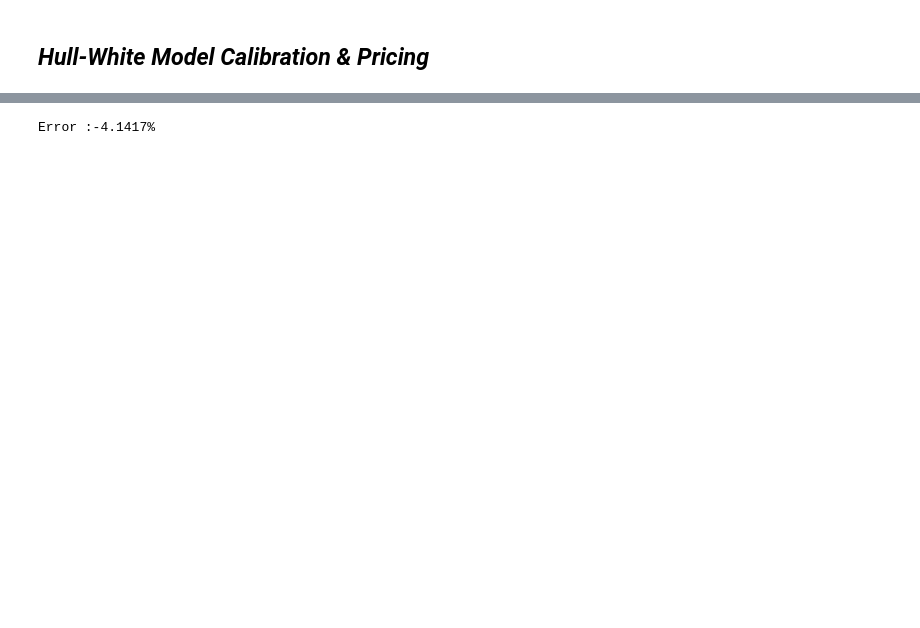
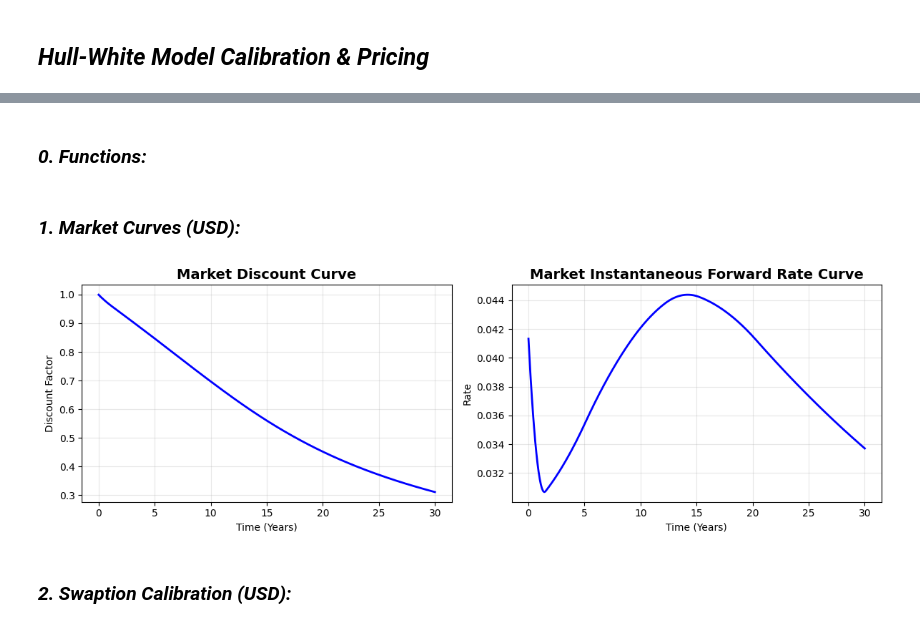
Before and after one commit to MarchesiQuant/Hull-White-Pricer, a Jupyter notebook: example.ipynb, the cells around one changed output, grey strips where cells are left out. Saved outputs shown, nothing was run; the diff lists cells and outputs as text; code cells hidden in the pictures; blank space fills up the shorter version.

```diff
--- a/example.ipynb
+++ b/example.ipynb
@@ -388,21 +2,0 @@ Swaption 10y x 10y difference: -0.5604%
-# %%
-# Start and end dates
-val_date = ql.Date(31, 3, 2025)
-start_date = ql.Date(17, 7, 2030)
-end_date = ql.Date(17, 7, 2040)
-day_count = ql.Thirty360(ql.Thirty360.USA)
-
-# Payment dates (first not included)
-schedule = ql.Schedule(start_date, end_date, ql.Period(ql.Semiannual), ql.TARGET(), ql.Following, ql.Following, ql.DateGeneration.Forward, False)
-Tau = [day_count.yearFraction(val_date, d) for d in schedule if d > val_date]
-
-# Strike, notional
-K = 0.0438; N = 25_000_000; eurusd = 1.0817
-
-# Pricing
-mtm = 2_684_698 # EUR
-straddle = (pricer.swaption(Tau, N, K, payer = True) + pricer.swaption(Tau, N, K, payer = False))/eurusd
-dif = straddle/mtm - 1
-print(f"Error :{100*dif: .4f}%")
-# %% [output]
-Error :-4.1417%
@@ -408,0 +13,2 @@ Error :-4.1417%
+# %% [markdown]
+### ***0. Functions:***
@@ -408,0 +60,33 @@ Error :-4.1417%
+# %% [markdown]
+### ***1. Market Curves (USD):***
+# %%
+# Discount curve data
+file = r'SWPN_Calibration_Template_30092025.xlsx'
+
+input_curve = pd.read_excel(file, sheet_name ='Curve')
+time = input_curve['Year_Frac']
+disc_rate = input_curve['Discount_Factor']
+curve = Curve(time, disc_rate)
+
+# Market Curves Plot
+t = np.linspace(0.01, 30, 300)
+fig, axes = plt.subplots(1, 2, figsize=(12, 4))
+
+axes[0].plot(t, curve.discount(t), 'b-', linewidth=2)
+axes[0].set_title('Market Discount Curve', fontsize=14, fontweight='bold')
+axes[0].set_xlabel('Time (Years)', fontsize=10)
+axes[0].set_ylabel('Discount Factor', fontsize=10)
+axes[0].grid(alpha=0.3)
+
+axes[1].plot(t, curve.inst_forward_rate(t), 'b-', linewidth=2)
+axes[1].set_title('Market Instantaneous Forward Rate Curve', fontsize=14, fontweight='bold')
+axes[1].set_xlabel('Time (Years)', fontsize=10)
+axes[1].set_ylabel('Rate', fontsize=10)
+axes[1].grid(alpha=0.3)
+
+plt.tight_layout()
+plt.show()
+# %% [output]
+[figure, added]
+# %% [markdown]
+### ***2. Swaption Calibration (USD):***
```
Also changed, not shown: parts of 43 cells of this notebook, 3 other files.
